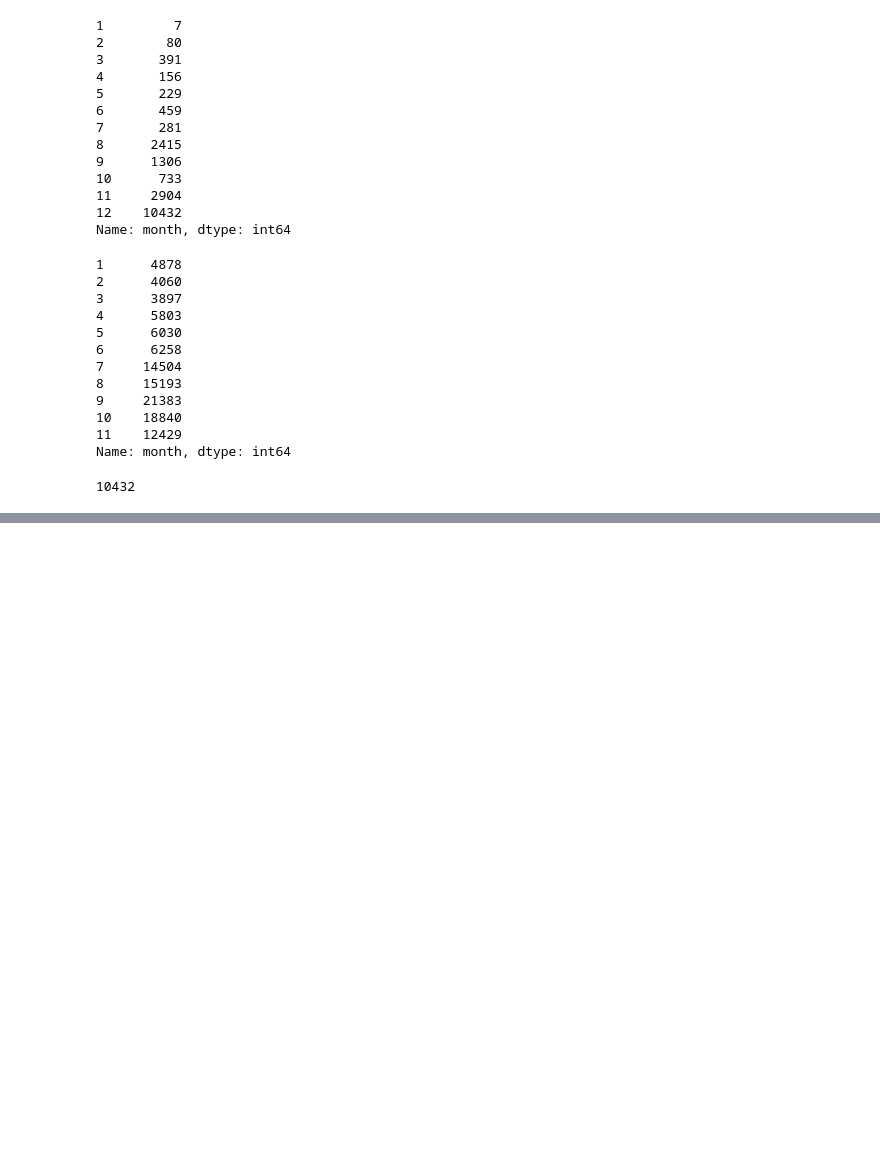
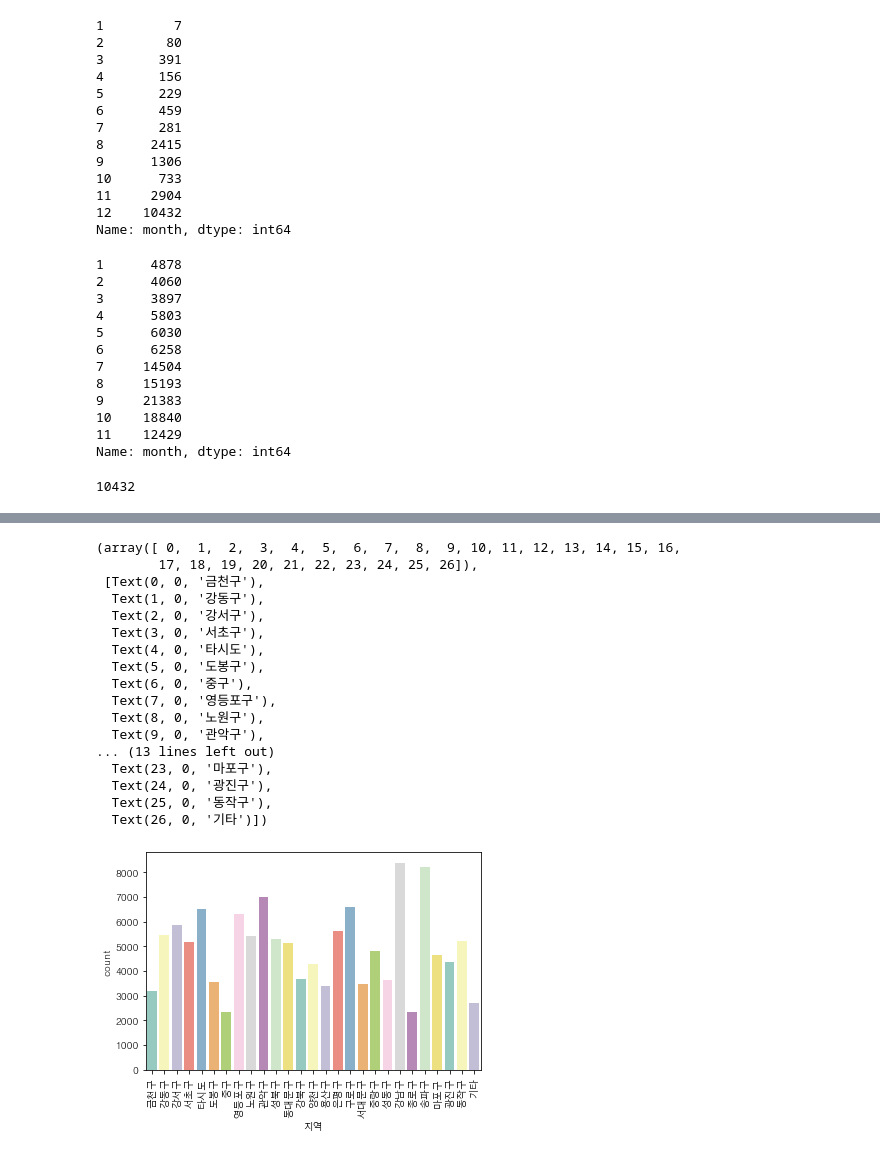
Before and after one commit to mundo99/2-2_BigData, a Jupyter notebook: 코로나19 누적데이터.ipynb, the cells around one changed output, grey strips where cells are left out. Cells and saved outputs as stored; diff of their text form; code cells hidden in the pictures; blank space fills up the shorter version.

```diff
--- a/코로나19 누적데이터.ipynb
+++ b/코로나19 누적데이터.ipynb
@@ -201,0 +268,23 @@ You should consider upgrading via the 'c:\python_3_8_8\python.exe -m pip install
+# %%
+# 구별 확진자 수
+sns.countplot(x="지역",data=df,palette="Set3")
+plt.xticks(rotation=90)
+# %% [output]
+(array([ 0,  1,  2,  3,  4,  5,  6,  7,  8,  9, 10, 11, 12, 13, 14, 15, 16,
+        17, 18, 19, 20, 21, 22, 23, 24, 25, 26]),
+ [Text(0, 0, '금천구'),
+  Text(1, 0, '강동구'),
+  Text(2, 0, '강서구'),
+  Text(3, 0, '서초구'),
+  Text(4, 0, '타시도'),
+  Text(5, 0, '도봉구'),
+  Text(6, 0, '중구'),
+  Text(7, 0, '영등포구'),
+  Text(8, 0, '노원구'),
+  Text(9, 0, '관악구'),
+... (13 lines left out)
+  Text(23, 0, '마포구'),
+  Text(24, 0, '광진구'),
+  Text(25, 0, '동작구'),
+  Text(26, 0, '기타')])
+[figure, added]
```
Also changed, not shown: parts of 10 cells of this notebook, 3 other files.
